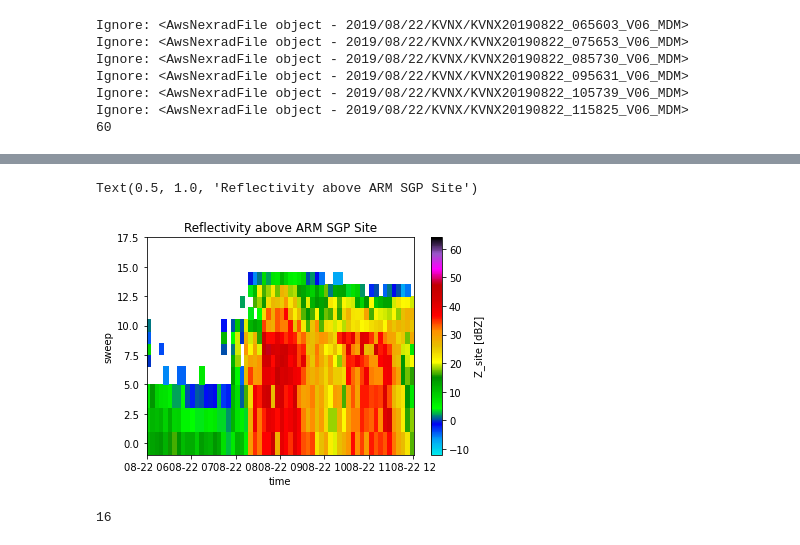
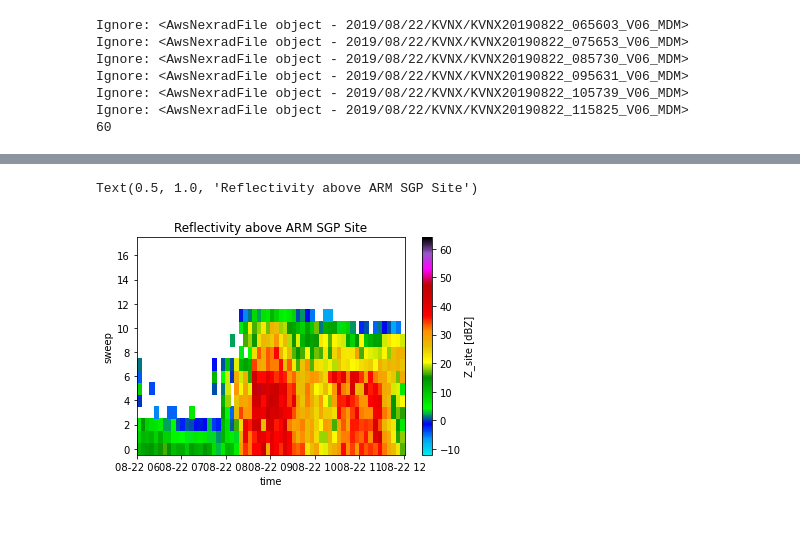
Before and after one commit to waggle-sensor/summer2021, a Jupyter notebook: Andrews/NEXRAD_TimeHeightPlots-Copy1.ipynb, the cells around one changed output, grey strips where cells are left out. Cells and saved outputs as stored; diff of their text form; code cells hidden in the pictures.

```diff
--- a/Andrews/NEXRAD_TimeHeightPlots-Copy1.ipynb
+++ b/Andrews/NEXRAD_TimeHeightPlots-Copy1.ipynb
@@ -162,0 +150,9 @@ Data variables:
+# %%
+# Create an xarray dataset with dimensions time and sweep
+ds = xr.Dataset({'Z_site': (['time', 'sweep'], Z_site),
+            'gate_lat_site': (['time', 'sweep'], gate_lat_site),
+            'gate_lon_site': (['time', 'sweep'], gate_lon_site),
+            'gate_hgt_site': (['time', 'sweep'], gate_hgt_site)
+            },
+            coords={'time': scan_times,'sweep': sweep})
+ds
@@ -187,23 +178,7 @@ Data variables:
 # %%
 # Quick plot of reflectivity (time vs. sweep)
-ds212.Z_site.plot(x='time', y='sweep', vmin = -12, vmax = 64, cmap = pyart.graph.cm.NWSRef)
+ds.Z_site.plot(x='time', y='sweep', vmin = -12, vmax = 64, cmap = pyart.graph.cm.NWSRef)
 plt.title('Reflectivity above ARM SGP Site')
 # %% [output]
 Text(0.5, 1.0, 'Reflectivity above ARM SGP Site')
-[figure, old version]
+[figure, new version]
-# %%
-# Create an array of size time by # height bins to hold scan times & avg ref
-x = ds.time
-y = np.arange(0.,16000.,1000.)
-print(len(y))
-Z_ave = np.nan*np.ones((len(x), len(y)))
-xm, ym = np.meshgrid(y, x)
-
-# Calculate avg reflectivity between two height bins for time vs. height plots
-for i in range(len(x)):
-    for j in range(15):
-        inds = np.argwhere(np.logical_and(ds212.gate_hgt_site.values[i, :] >= y[j],
-                                          ds212.gate_hgt_site.values[i, :] < y[j+1]))
-        Z_ave[i, j] = np.nanmean(ds212.Z_site.values[i, inds])
-# %% [output]
-16
```
Also changed, not shown: parts of 13 cells of this notebook.
